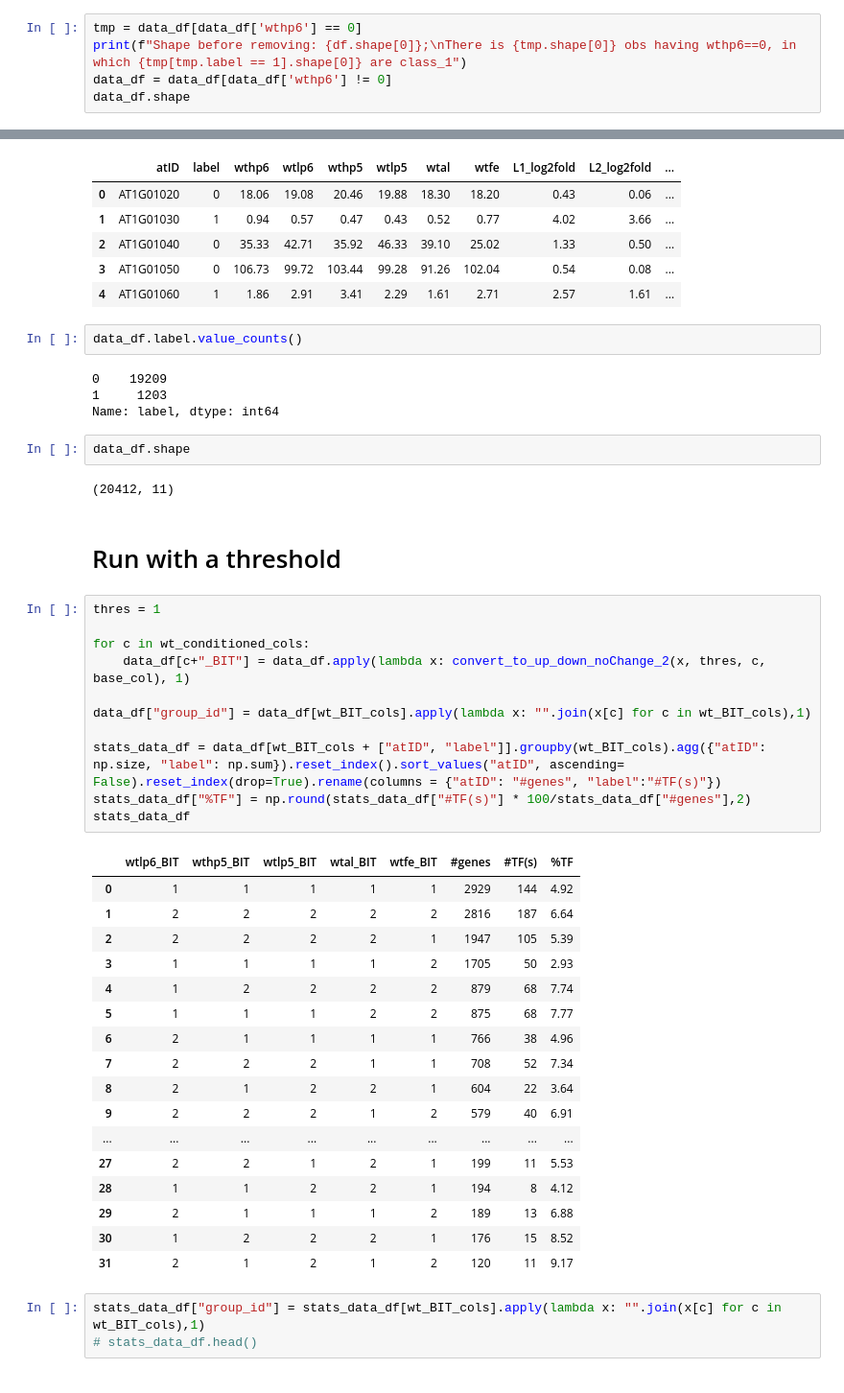
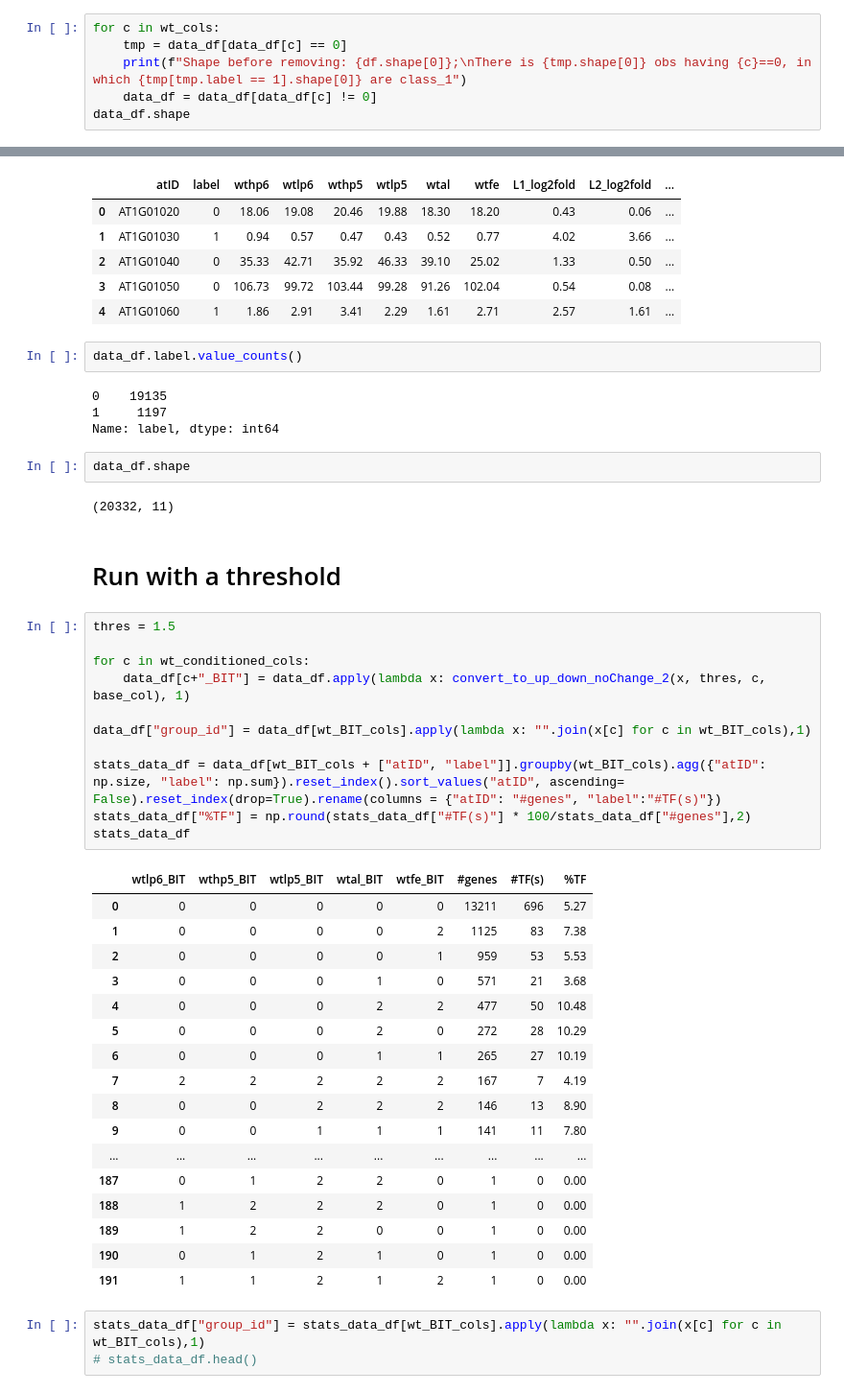
Before and after one commit to chaupmcs/plant_project, a Jupyter notebook: plant_model-UP_DOWN_NOCHANGE-Log2Fold.ipynb, the cells around one changed output, grey strips where cells are left out. Shown: that part at 96% size. Drawn from its saved outputs; the diff is of its cells as text.

```diff
--- a/plant_model-UP_DOWN_NOCHANGE-Log2Fold.ipynb
+++ b/plant_model-UP_DOWN_NOCHANGE-Log2Fold.ipynb
@@ -161,9 +161,10 @@ def get_L2_noLog2(x):
 # %% [markdown]
 # Filter out wthp6==0
 # %%
-tmp = data_df[data_df['wthp6'] == 0]
-print(f"Shape before removing: {df.shape[0]};\nThere is {tmp.shape[0]} obs having wthp6==0, in which {tmp[tmp.label == 1].shape[0]} are class_1")
-data_df = data_df[data_df['wthp6'] != 0]
+for c in wt_cols:
+    tmp = data_df[data_df[c] == 0]
+    print(f"Shape before removing: {df.shape[0]};\nThere is {tmp.shape[0]} obs having {c}==0, in which {tmp[tmp.label == 1].shape[0]} are class_1")
+    data_df = data_df[data_df[c] != 0]
 data_df.shape
 # %% [output]
 Shape before removing: 20450;
@@ -185,44 +196,44 @@ data_df.head()
 # %%
 data_df.label.value_counts()
 # %% [output]
-0    19209
-1     1203
+0    19135
+1     1197
 Name: label, dtype: int64
 # %%
 data_df.shape
 # %% [output]
-(20412, 11)
+(20332, 11)
 # %% [markdown]
 # Run with a threshold
 # %%
-thres = 1
+thres = 1.5
 
 for c in wt_conditioned_cols:
     data_df[c+"_BIT"] = data_df.apply(lambda x: convert_to_up_down_noChange_2(x, thres, c, base_col), 1)
 
 data_df["group_id"] = data_df[wt_BIT_cols].apply(lambda x: "".join(x[c] for c in wt_BIT_cols),1)
 
 stats_data_df = data_df[wt_BIT_cols + ["atID", "label"]].groupby(wt_BIT_cols).agg({"atID": np.size, "label": np.sum}).reset_index().sort_values("atID", ascending= False).reset_index(drop=True).rename(columns = {"atID": "#genes", "label":"#TF(s)"})
 stats_data_df["%TF"] = np.round(stats_data_df["#TF(s)"] * 100/stats_data_df["#genes"],2)
 stats_data_df
 # %% [output]
 |  | wtlp6_BIT | wthp5_BIT | wtlp5_BIT | wtal_BIT | wtfe_BIT | #genes | #TF(s) | %TF |
-| 0 | 1 | 1 | 1 | 1 | 1 | 2929 | 144 | 4.92 |
-| 1 | 2 | 2 | 2 | 2 | 2 | 2816 | 187 | 6.64 |
-| 2 | 2 | 2 | 2 | 2 | 1 | 1947 | 105 | 5.39 |
-| 3 | 1 | 1 | 1 | 1 | 2 | 1705 | 50 | 2.93 |
-| 4 | 1 | 2 | 2 | 2 | 2 | 879 | 68 | 7.74 |
-| 5 | 1 | 1 | 1 | 2 | 2 | 875 | 68 | 7.77 |
-| 6 | 2 | 1 | 1 | 1 | 1 | 766 | 38 | 4.96 |
-| 7 | 2 | 2 | 2 | 1 | 1 | 708 | 52 | 7.34 |
-| 8 | 2 | 1 | 2 | 2 | 1 | 604 | 22 | 3.64 |
-| 9 | 2 | 2 | 2 | 1 | 2 | 579 | 40 | 6.91 |
+| 0 | 0 | 0 | 0 | 0 | 0 | 13211 | 696 | 5.27 |
+| 1 | 0 | 0 | 0 | 0 | 2 | 1125 | 83 | 7.38 |
+| 2 | 0 | 0 | 0 | 0 | 1 | 959 | 53 | 5.53 |
+| 3 | 0 | 0 | 0 | 1 | 0 | 571 | 21 | 3.68 |
+| 4 | 0 | 0 | 0 | 2 | 2 | 477 | 50 | 10.48 |
+| 5 | 0 | 0 | 0 | 2 | 0 | 272 | 28 | 10.29 |
+| 6 | 0 | 0 | 0 | 1 | 1 | 265 | 27 | 10.19 |
+| 7 | 2 | 2 | 2 | 2 | 2 | 167 | 7 | 4.19 |
+| 8 | 0 | 0 | 2 | 2 | 2 | 146 | 13 | 8.90 |
+| 9 | 0 | 0 | 1 | 1 | 1 | 141 | 11 | 7.80 |
 | ... | ... | ... | ... | ... | ... | ... | ... | ... |
-| 27 | 2 | 2 | 1 | 2 | 1 | 199 | 11 | 5.53 |
-| 28 | 1 | 1 | 2 | 2 | 1 | 194 | 8 | 4.12 |
-| 29 | 2 | 1 | 1 | 1 | 2 | 189 | 13 | 6.88 |
-| 30 | 1 | 2 | 2 | 2 | 1 | 176 | 15 | 8.52 |
-| 31 | 2 | 1 | 2 | 1 | 2 | 120 | 11 | 9.17 |
+| 187 | 0 | 1 | 2 | 2 | 0 | 1 | 0 | 0.00 |
+| 188 | 1 | 2 | 2 | 2 | 0 | 1 | 0 | 0.00 |
+| 189 | 1 | 2 | 2 | 0 | 0 | 1 | 0 | 0.00 |
+| 190 | 0 | 1 | 2 | 1 | 0 | 1 | 0 | 0.00 |
+| 191 | 1 | 1 | 2 | 1 | 2 | 1 | 0 | 0.00 |
 # %%
 stats_data_df["group_id"] = stats_data_df[wt_BIT_cols].apply(lambda x: "".join(x[c] for c in wt_BIT_cols),1)
 # stats_data_df.head()
```
Also changed, not shown: parts of 10 cells of this notebook.
